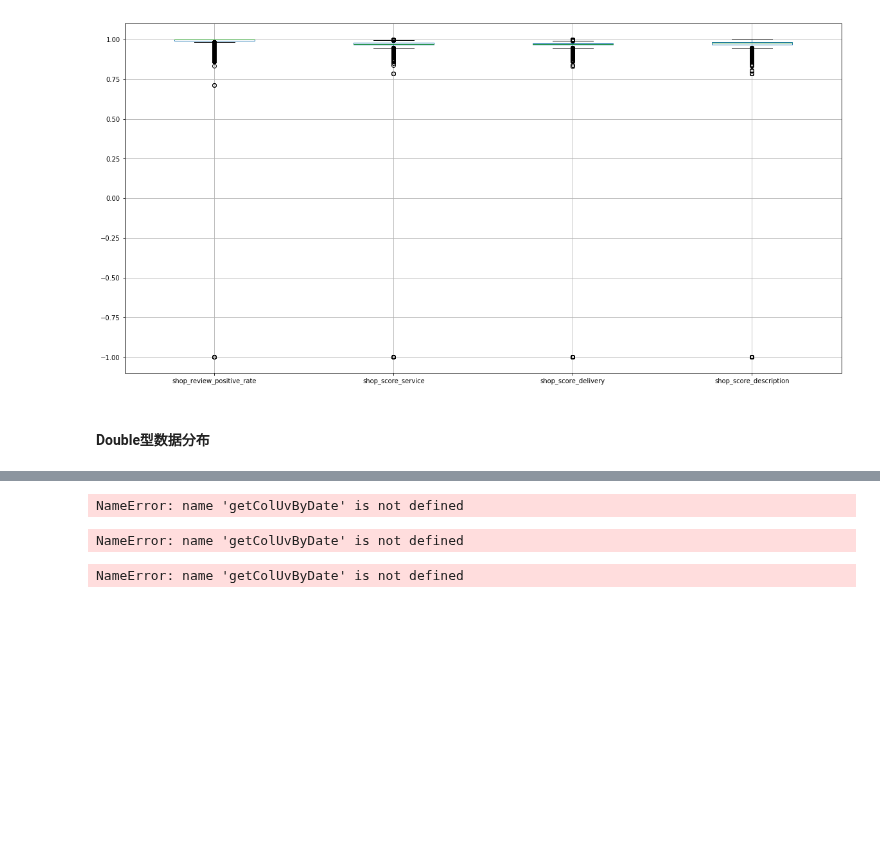
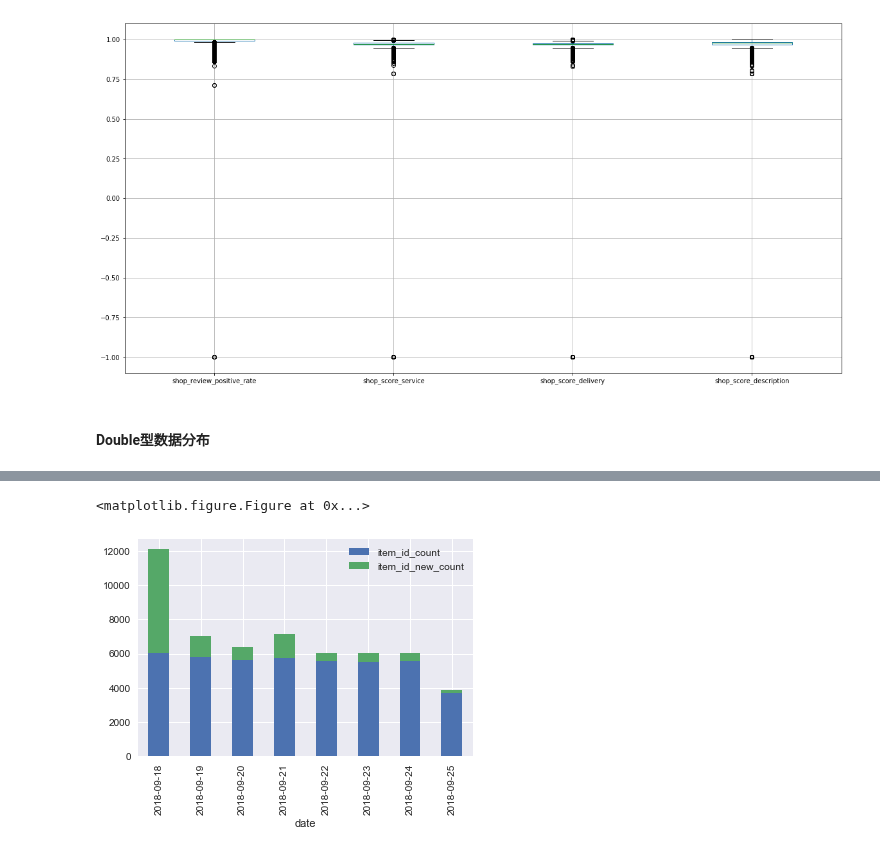
Before and after one commit to secrettianchigroup/SecretTianchiProject, a Jupyter notebook: data_peek.ipynb, the cells around one changed output, grey strips where cells are left out. Saved outputs shown, nothing was run; the diff lists cells and outputs as text; code cells hidden in the pictures; blank space fills up the shorter version.

```diff
--- a/data_peek.ipynb
+++ b/data_peek.ipynb
@@ -361,9 +329,9 @@ def extract_hour(x):
     d = datetime.fromtimestamp(x)
     return d.hour
 
-train_df['date'] = train_df['context_timestamp'].apply(lambda x: extract_date(x))
-train_df['weekday'] = train_df['context_timestamp'].apply(lambda x: extract_weekday(x))
-train_df['hour'] = train_df['context_timestamp'].apply(lambda x: extract_hour(x))
+total_df['date'] = total_df['context_timestamp'].apply(lambda x: extract_date(x))
+total_df['weekday'] = total_df['context_timestamp'].apply(lambda x: extract_weekday(x))
+total_df['hour'] = total_df['context_timestamp'].apply(lambda x: extract_hour(x))
 # %%
 ##############################
 # 物品每天投放数量以及每天新增数量
@@ -418,26 +346,0 @@ NameError: name 'getColUvByDate' is not defined
-# %%
-# 商店新增数量
-user_id_acc2 = getColUvByDate(train_df, '2018-09-18', 'date', 'shop_id', 7, (train_df['is_trade'] == 0))
-user_id_sin2 = getColUvByDate(train_df, '2018-09-18', 'date', 'shop_id', 0, (train_df['is_trade'] == 0))
-printBarStack(user_id_sin2, user_id_acc2, 'user_count', 'user_new_count')
-
-user_id_acc2 = getColUvByDate(train_df, '2018-09-18', 'date', 'shop_id', 7, (train_df['is_trade'] == 1))
-user_id_sin2 = getColUvByDate(train_df, '2018-09-18', 'date', 'shop_id', 0, (train_df['is_trade'] == 1))
-printBarStack(user_id_sin2, user_id_acc2, 'user_count', 'user_new_count')
-# %% [output]
-NameError: name 'getColUvByDate' is not defined
-# %%
-# brand新增数量
-id_acc1 = getColUvByDate(train_df, '2018-09-18', 'date', 'item_brand_id', 7, (train_df['is_trade'] == 0))
-id_sin1 = getColUvByDate(train_df, '2018-09-18', 'date', 'item_brand_id', 0, (train_df['is_trade'] == 0))
-printBarStack(id_sin1, id_acc1, 'item_brand_count', 'item_brand_new_count')
-
-id_acc2 = getColUvByDate(train_df, '2018-09-18', 'date', 'item_brand_id', 7, (train_df['is_trade'] == 1))
-id_sin2 = getColUvByDate(train_df, '2018-09-18', 'date', 'item_brand_id', 0, (train_df['is_trade'] == 1))
-printBarStack(id_sin2, id_acc2, 'item_brand_count', 'item_brand_new_count')
-# %% [output]
-NameError: name 'getColUvByDate' is not defined
-# %%
-a= getColUvByDate(train_df, '2018-09-18', 'date', 'instance_id', 0)
-# %% [output]
-NameError: name 'getColUvByDate' is not defined
@@ -447,0 +347,10 @@ train_df[:78261]['date']
+# %%
+%run src/util/time_utils.py
+
+# 物品每天投放数量以及每天新增数量
+id_acc = getColUvByDate(total_df, '2018-09-18', 'date', 'item_id', 8, True)
+id_sin = getColUvByDate(total_df, '2018-09-18', 'date', 'item_id', 0, True)
+printBarStack(id_sin, id_acc, 'item_id_count', 'item_id_new_count')
+# %% [output]
+<matplotlib.figure.Figure at 0x...>
+[figure, added]
```
Also changed, not shown: parts of 28 cells of this notebook, 9 other files.
